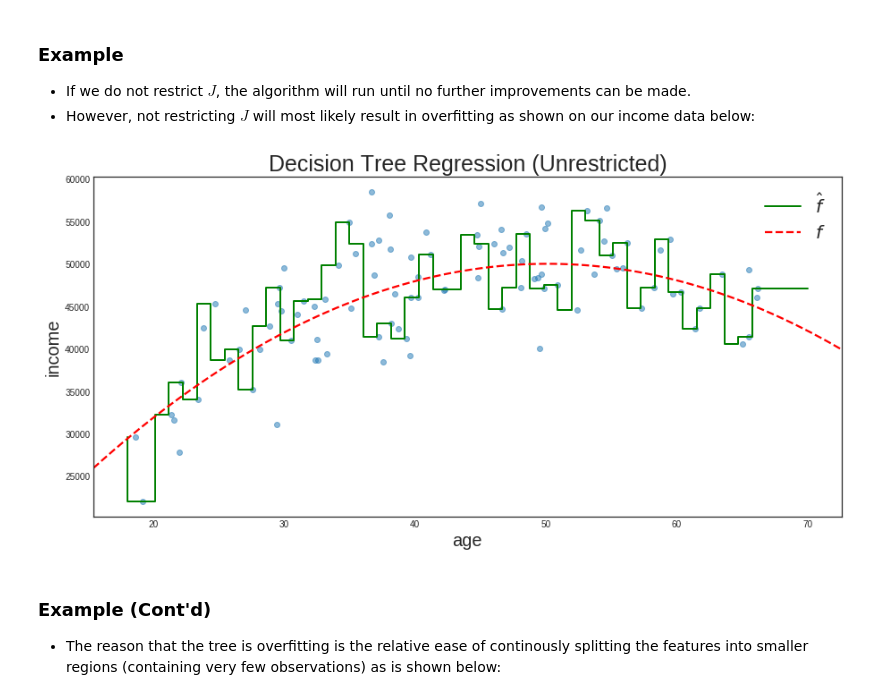
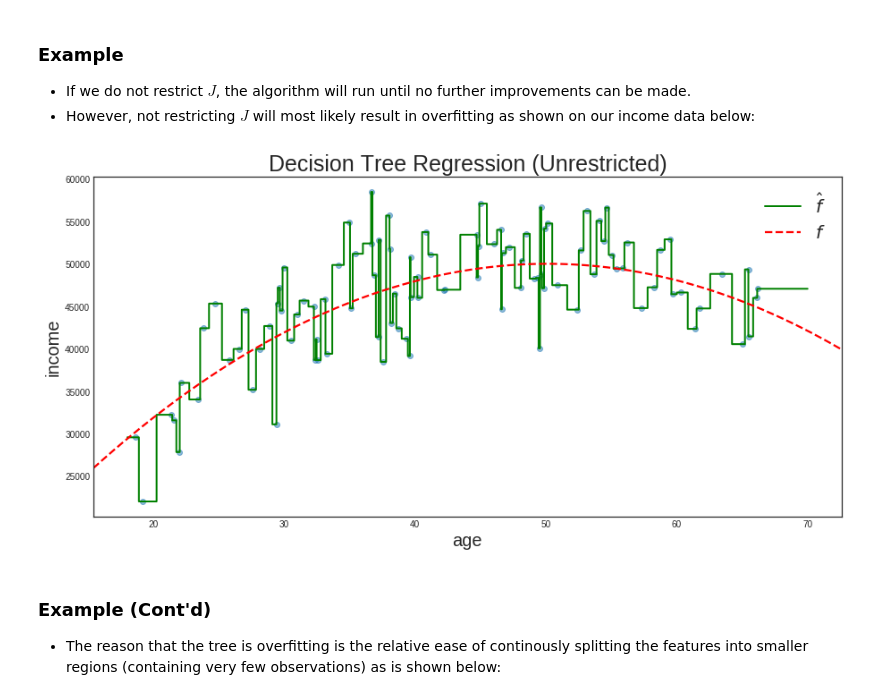
Before and after one commit to armoutihansen/EEMP2019, a Jupyter notebook: content/part-5/sl2.ipynb, the cells around one changed output. Saved outputs shown, nothing was run; the diff lists cells and outputs as text; code cells hidden in the pictures.

```diff
--- a/content/part-5/sl2.ipynb
+++ b/content/part-5/sl2.ipynb
@@ -1116,18 +1117,18 @@ With the optimization in place, one question remains: _How do we choose $J$?_
 # %%
 # Code that the unrestricted decision tree regression
 regr = DecisionTreeRegressor()
 regr.fit(X,y)
 thres = regr.tree_.threshold[regr.tree_.threshold>0]
-y_pred = regr.predict(np.linspace(df['age'].min(), df['age'].max())[:,np.newaxis])
+y_pred = regr.predict(np.linspace(df['age'].min(), df['age'].max(), 1000)[:,np.newaxis])
 plt.figure(figsize=(15,7))
 plt.scatter(X, y, alpha=0.5)
-plt.step(np.linspace(df['age'].min(), df['age'].max())[:,np.newaxis], y_pred, c="g", label=r'$\hat{f}$', linewidth=2)
+plt.step(np.linspace(df['age'].min(), df['age'].max(), 1000)[:,np.newaxis], y_pred, c="g", label=r'$\hat{f}$', linewidth=2)
 sns.regplot(x='age', y='income', data=df, order=2, ci=None, scatter=None, line_kws={'color':'red', 'ls':'--'}, label=r'$f$')
 plt.title('Decision Tree Regression (Unrestricted)')
 plt.legend()
 plt.show()
 # %% [output]
-[figure, old version]
+[figure, new version]
 # %% [markdown]
 ### Example (Cont'd)
 - The reason that the tree is overfitting is the relative ease of continously splitting the features into smaller regions (containing very few observations) as is shown below:
```
Also changed, not shown: parts of 43 cells of this notebook.
